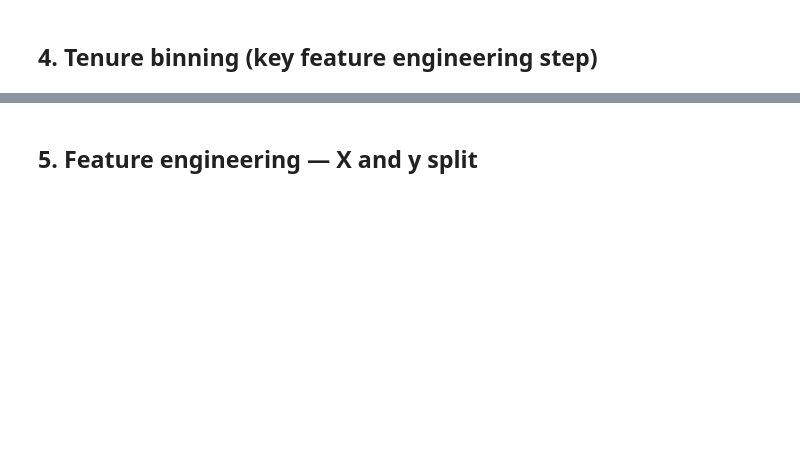
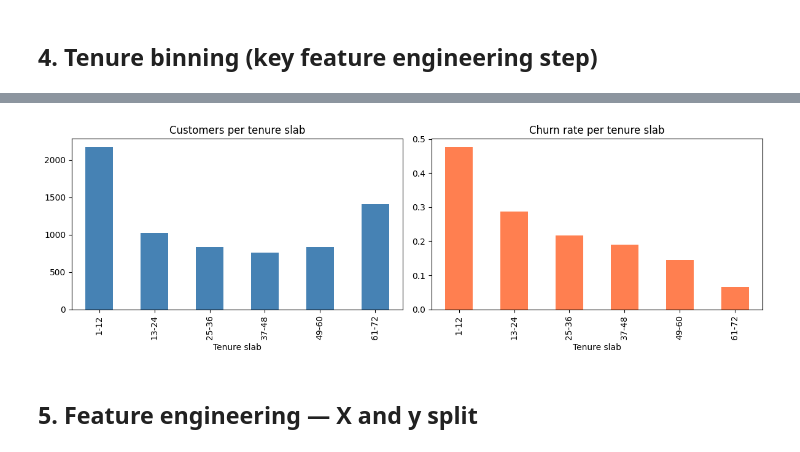
Before and after one commit to vairavellingam/MLOps_Jenkins_Telecom_Churn_Production_pipeline, a Jupyter notebook: notebook/ML_Model_Building_.ipynb, the cells around one changed output, grey strips where cells are left out. Cells and saved outputs as stored; diff of their text form; code cells hidden in the pictures; blank space fills up the shorter version.

```diff
--- a/notebook/ML_Model_Building_.ipynb
+++ b/notebook/ML_Model_Building_.ipynb
@@ -56,13 +119,26 @@ print(telco['tenure_bin'].value_counts().sort_index())
 # %%
 fig, axes = plt.subplots(1, 2, figsize=(12,4))
-telco['tenure_bin'].value_counts().sort_index().plot(kind='bar', ax=axes[0], color='steelblue')
+
+telco['tenure_bin'].value_counts().sort_index().plot(
+    kind='bar',
+    ax=axes[0],
+    color='steelblue'
+)
+
 axes[0].set_title('Customers per tenure slab')
 axes[0].set_xlabel('Tenure slab')
-telco.groupby('tenure_bin')['Churn'].apply(lambda x: (x=='Yes').mean() if x.dtype==object else x.mean()).plot(kind='bar', ax=axes[1], color='coral')
+
+telco.groupby('tenure_bin')['Churn'] \
+    .apply(lambda x: (x == 'Yes').mean()) \
+    .plot(kind='bar', ax=axes[1], color='coral')
+
 axes[1].set_title('Churn rate per tenure slab')
 axes[1].set_xlabel('Tenure slab')
+
 plt.tight_layout()
 plt.show()
+# %% [output]
+[figure, added]
 # %% [markdown]
 ## 5. Feature engineering — X and y split
 # %%
```
Also changed, not shown: parts of 27 cells of this notebook, 8 other files.
